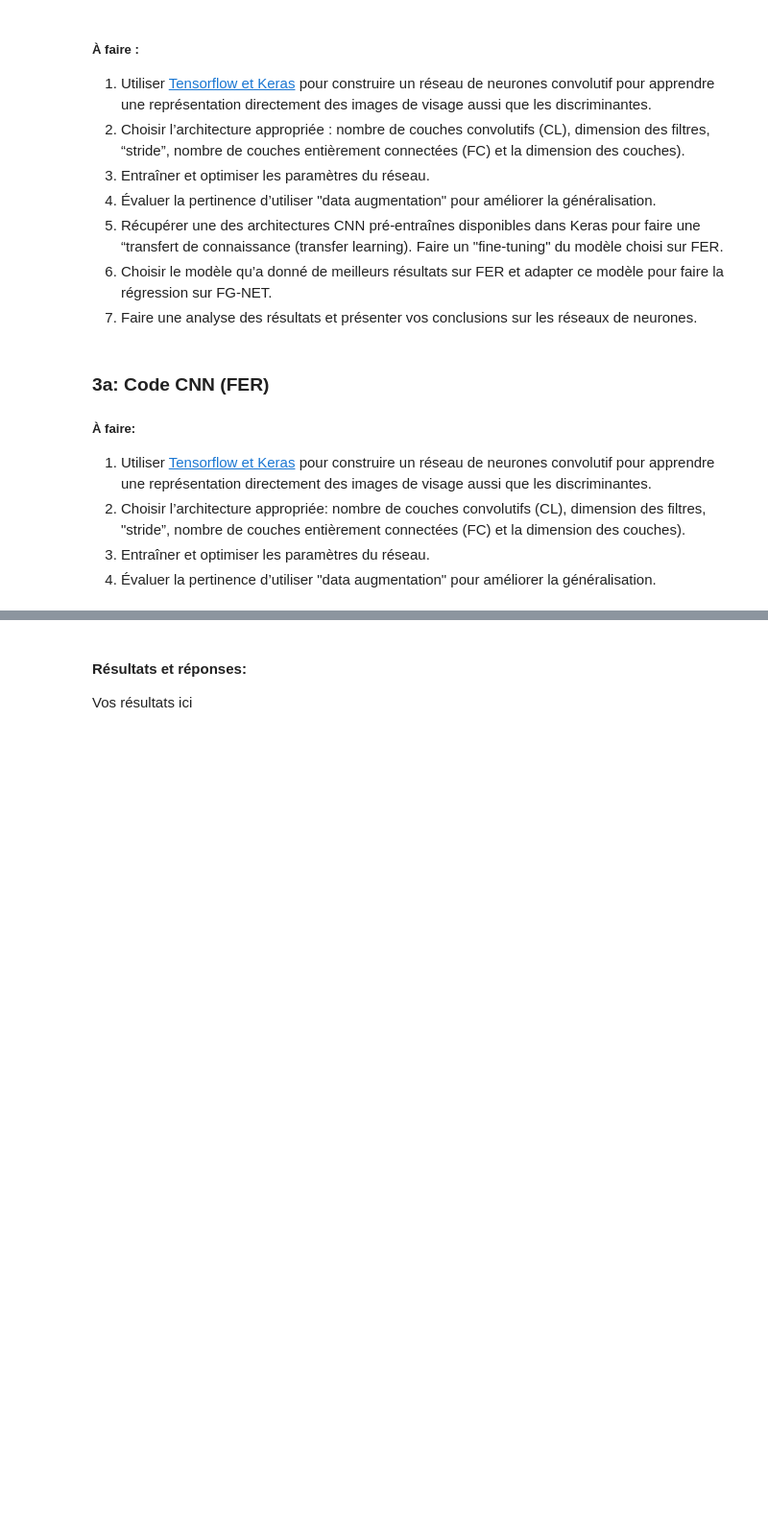
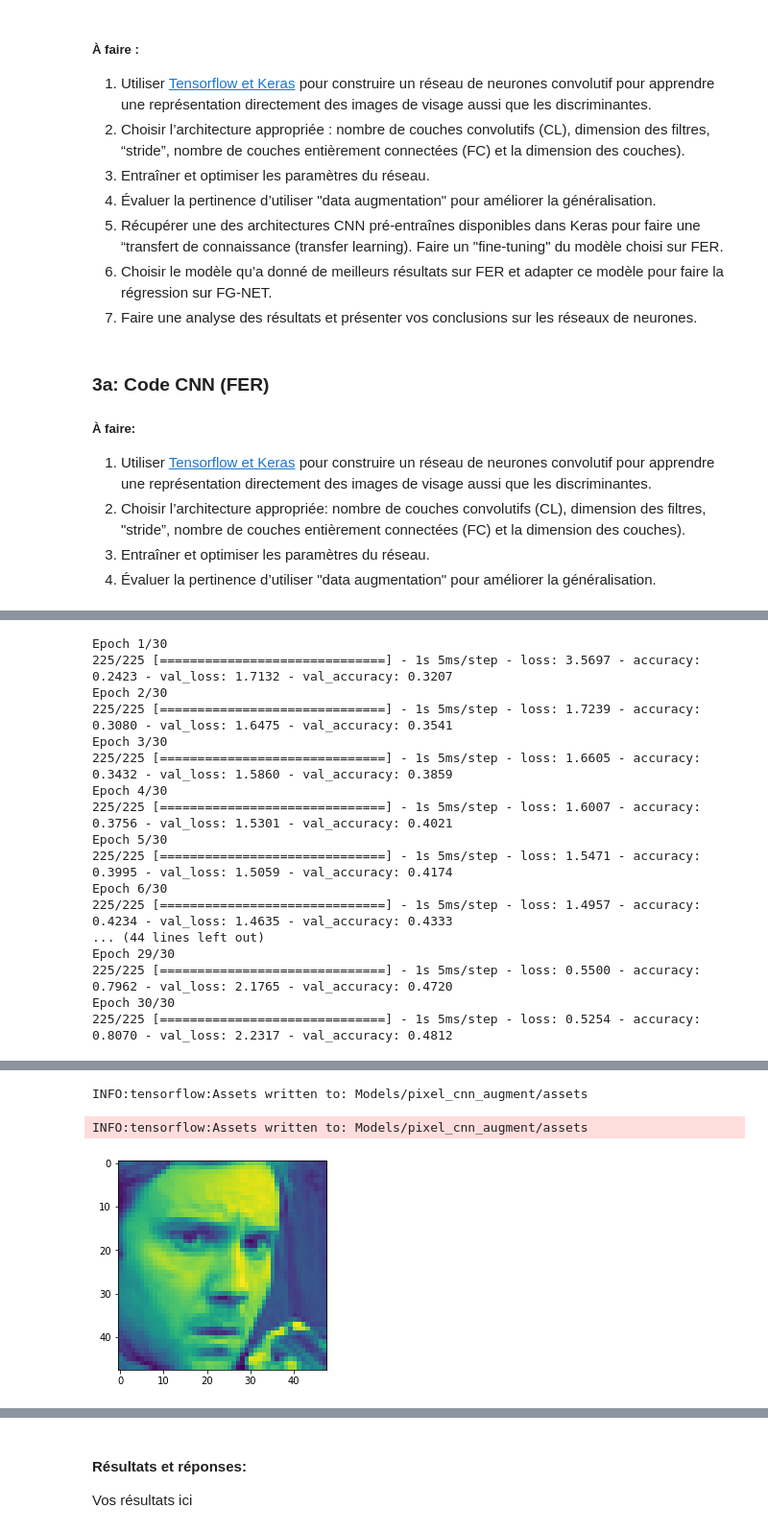
Before and after one commit to Seb707/GTI771-Labo2, a Jupyter notebook: GTI771-TP02.ipynb, the cells around one changed output, grey strips where cells are left out. Shown at 96% size. Drawn from its saved outputs; the diff is of its cells as text; code cells hidden in the pictures; blank space fills up the shorter version.

```diff
--- a/GTI771-TP02.ipynb
+++ b/GTI771-TP02.ipynb
@@ -668,23 +620,9 @@ yval_ohe = to_categorical(yval, len(labels))
 ytest_ohe = to_categorical(ytest, len(labels))
 # %%
 #Architecture adaptée à partir de LE: https://towardsdatascience.com/understanding-and-implementing-lenet-5-cnn-architecture-deep-learning-a2d531ebc342
-#"pixel"
-# Create the model
-pixel_cnn = Sequential()
 
-pixel_cnn.add(Conv2D(16, (5, 5), padding='same', input_shape=Xtrain[0].shape, activation='relu'))
-pixel_cnn.add(AveragePooling2D((2, 2), strides=2))
+pixel_cnn = create_my_cnn(Xtrain[0].shape, ytrain_ohe[0].shape[0], 'softmax')
 
-pixel_cnn.add(Conv2D(32, (3, 3), padding='same', activation='relu'))
-pixel_cnn.add(AveragePooling2D((2, 2), strides=2))
-
-pixel_cnn.add(Flatten()),
-pixel_cnn.add(Dense(120, activation='relu'))
-pixel_cnn.add(Dropout(0.3))
-pixel_cnn.add(Dense(84, activation='relu'))
-pixel_cnn.add(Dropout(0.3))
-pixel_cnn.add(Dense(ytrain_ohe[0].shape[0], activation='softmax'))
-
-# Training
 pixel_cnn.compile(loss='categorical_crossentropy', optimizer='adam', metrics=['accuracy'])
-pixel_cnn.fit(Xtrain, ytrain_ohe, epochs=30, batch_size=128, verbose=1, validation_split=0.2)
+pixel_cnn.fit(Xtrain, ytrain_ohe, epochs=30, batch_size=128, verbose=1, validation_data=(Xval, yval_ohe))
+pixel_cnn.save('Models/pixel_cnn')
@@ -690,0 +664,25 @@ pixel_cnn.fit(Xtrain, ytrain_ohe, epochs=30, batch_size=128, verbose=1, validati
+# %%
+pixel_cnn_augment = create_my_cnn(Xtrain[0].shape, ytrain_ohe[0].shape[0], 'softmax')
+Xtrain_augment = augment_data(Xtrain, ytrain_ohe, (48, 48))
+
+pixel_cnn_augment.compile(loss='categorical_crossentropy', optimizer='adam', metrics=['accuracy'])
+pixel_cnn_augment.fit(Xtrain_augment, ytrain_ohe, epochs=30, batch_size=128, verbose=1, validation_data=(Xval, yval_ohe))
+pixel_cnn_augment.save('Models/pixel_cnn_augment')
+# %% [output]
+Epoch 1/30
+225/225 [==============================] - 1s 5ms/step - loss: 3.5697 - accuracy: 0.2423 - val_loss: 1.7132 - val_accuracy: 0.3207
+Epoch 2/30
+225/225 [==============================] - 1s 5ms/step - loss: 1.7239 - accuracy: 0.3080 - val_loss: 1.6475 - val_accuracy: 0.3541
+Epoch 3/30
+225/225 [==============================] - 1s 5ms/step - loss: 1.6605 - accuracy: 0.3432 - val_loss: 1.5860 - val_accuracy: 0.3859
+Epoch 4/30
+225/225 [==============================] - 1s 5ms/step - loss: 1.6007 - accuracy: 0.3756 - val_loss: 1.5301 - val_accuracy: 0.4021
+Epoch 5/30
+225/225 [==============================] - 1s 5ms/step - loss: 1.5471 - accuracy: 0.3995 - val_loss: 1.5059 - val_accuracy: 0.4174
+Epoch 6/30
+225/225 [==============================] - 1s 5ms/step - loss: 1.4957 - accuracy: 0.4234 - val_loss: 1.4635 - val_accuracy: 0.4333
+... (44 lines left out)
+Epoch 29/30
+225/225 [==============================] - 1s 5ms/step - loss: 0.5500 - accuracy: 0.7962 - val_loss: 2.1765 - val_accuracy: 0.4720
+Epoch 30/30
+225/225 [==============================] - 1s 5ms/step - loss: 0.5254 - accuracy: 0.8070 - val_loss: 2.2317 - val_accuracy: 0.4812
@@ -691,2 +690,5 @@ pixel_cnn.fit(Xtrain, ytrain_ohe, epochs=30, batch_size=128, verbose=1, validati
+INFO:tensorflow:Assets written to: Models/pixel_cnn_augment/assets
+INFO:tensorflow:Assets written to: Models/pixel_cnn_augment/assets
+[figure, added]
 # %%
 eval_model(pixel_cnn, Xtrain, ytrain, Xtest, ytest, Xval, yval, 'pixel cnn')
```
Also changed, not shown: parts of 30 cells of this notebook.
